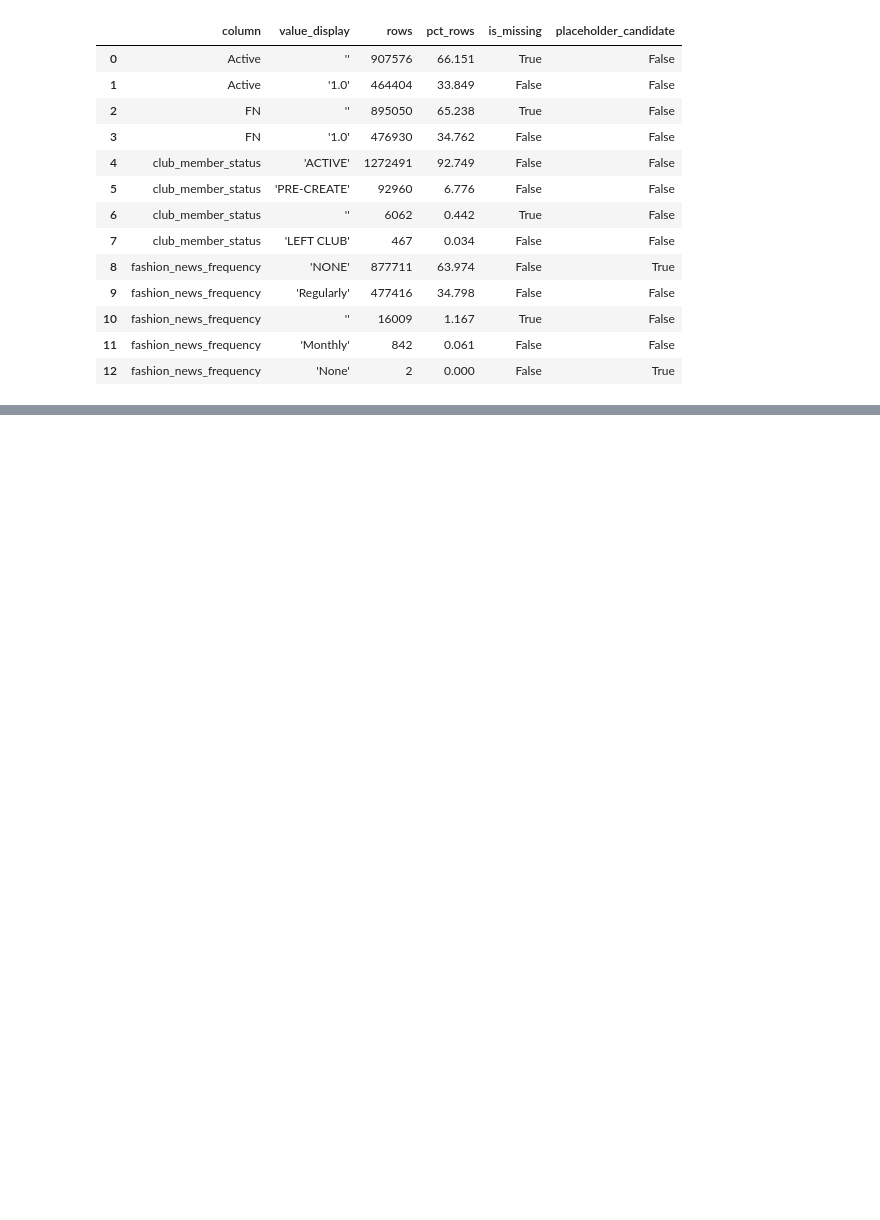
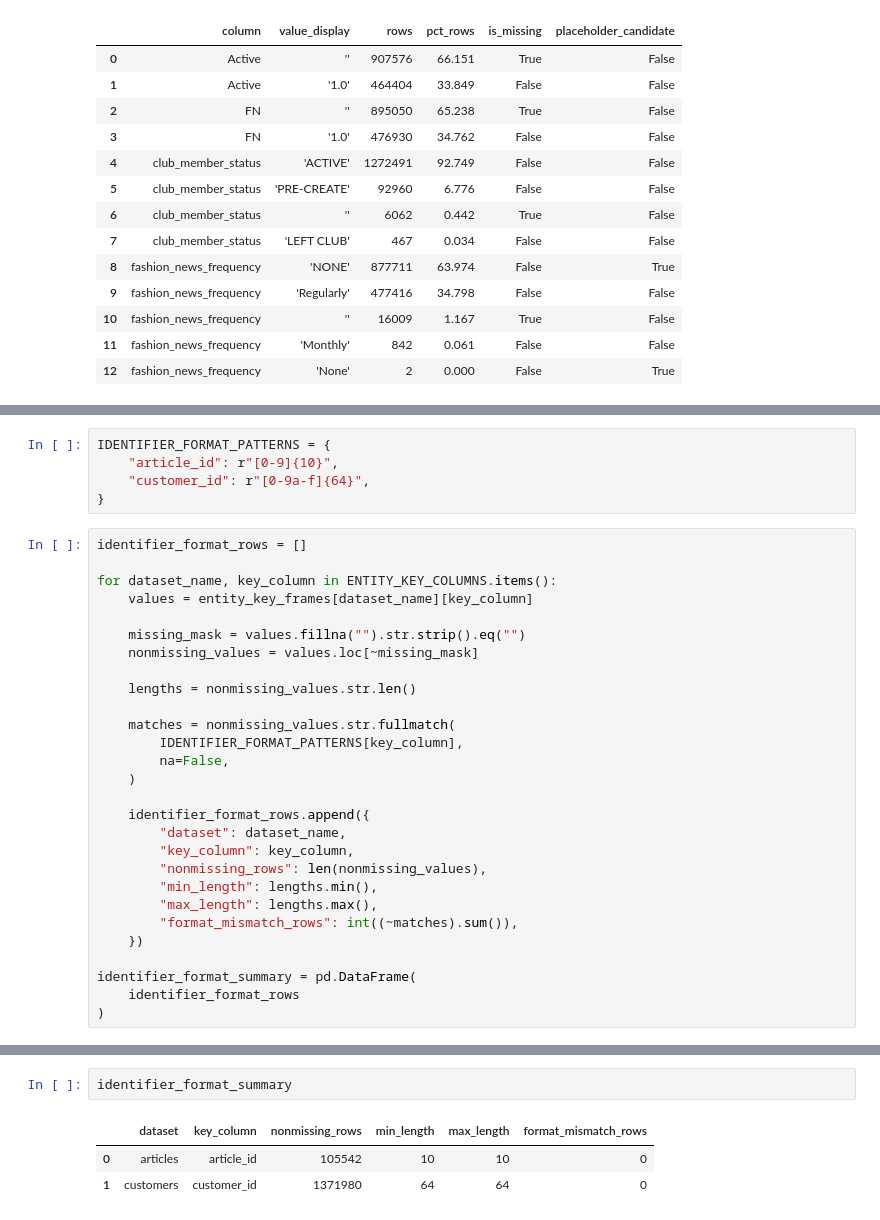
Before and after one commit to Songhai9/atelier-ai-project, a Jupyter notebook: notebooks/atelier_ai.ipynb, the cells around one changed output, grey strips where cells are left out. Drawn from its saved outputs; the diff is of its cells as text; blank space fills up the shorter version.

Commit message:
identifiers format checking

```diff
--- a/notebooks/atelier_ai.ipynb
+++ b/notebooks/atelier_ai.ipynb
@@ -949,0 +977,33 @@ category_profile.drop(
+# %%
+IDENTIFIER_FORMAT_PATTERNS = {
+    "article_id": r"[0-9]{10}",
+    "customer_id": r"[0-9a-f]{64}",
+}
+# %%
+identifier_format_rows = []
+
+for dataset_name, key_column in ENTITY_KEY_COLUMNS.items():
+    values = entity_key_frames[dataset_name][key_column]
+
+    missing_mask = values.fillna("").str.strip().eq("")
+    nonmissing_values = values.loc[~missing_mask]
+
+    lengths = nonmissing_values.str.len()
+
+    matches = nonmissing_values.str.fullmatch(
+        IDENTIFIER_FORMAT_PATTERNS[key_column],
+        na=False,
+    )
+
+    identifier_format_rows.append({
+        "dataset": dataset_name,
+        "key_column": key_column,
+        "nonmissing_rows": len(nonmissing_values),
+        "min_length": lengths.min(),
+        "max_length": lengths.max(),
+        "format_mismatch_rows": int((~matches).sum()),
+    })
+
+identifier_format_summary = pd.DataFrame(
+    identifier_format_rows
+)
@@ -949,0 +1018,6 @@ category_profile.drop(
+# %%
+identifier_format_summary
+# %% [output]
+|  | dataset | key_column | nonmissing_rows | min_length | max_length | format_mismatch_rows |
+| 0 | articles | article_id | 105542 | 10 | 10 | 0 |
+| 1 | customers | customer_id | 1371980 | 64 | 64 | 0 |
```
Also changed, not shown: parts of 3 cells of this notebook.
